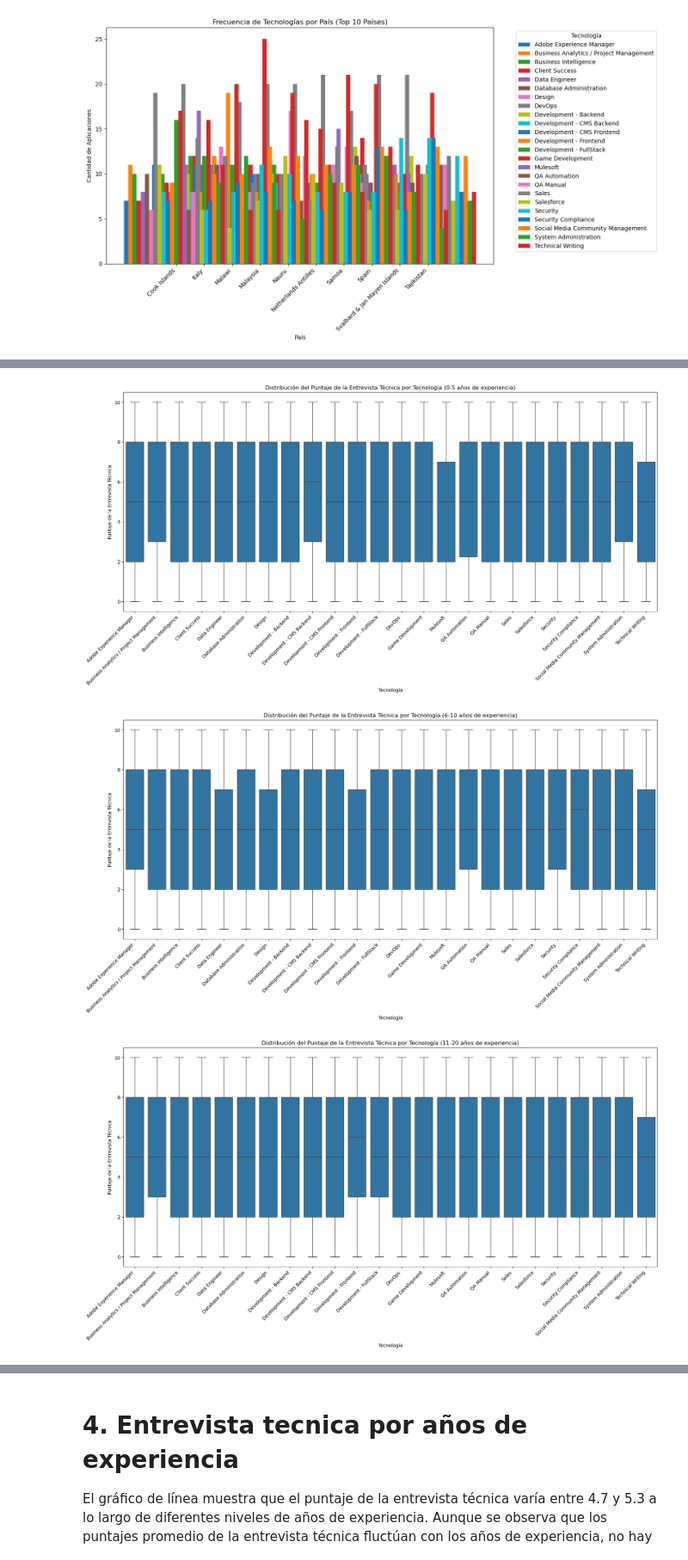
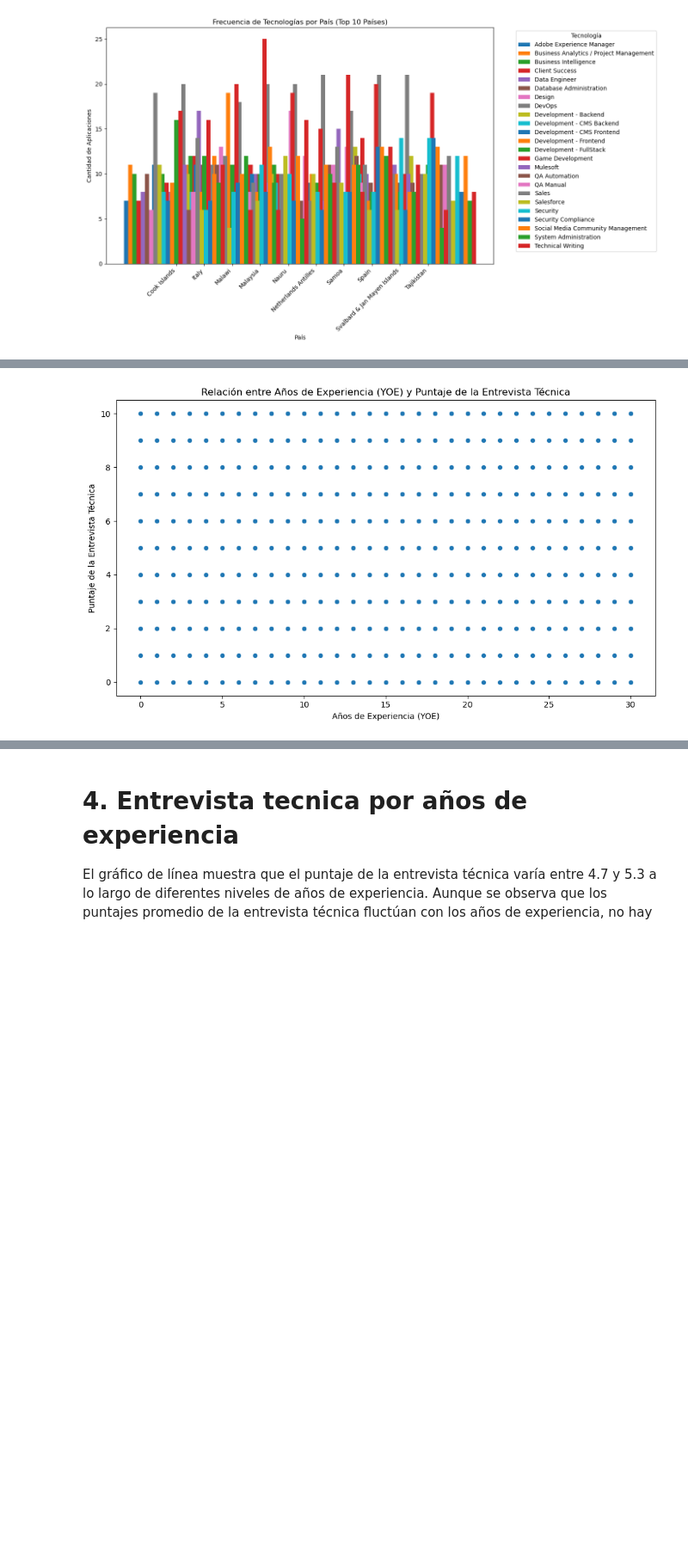
Before and after one commit to BayHarborBtchr/Data_engineer_workshop, a Jupyter notebook: notebook/workbook.ipynb, the cells around one changed output, grey strips where cells are left out. Shown at 86% size. Drawn from its saved outputs; the diff is of its cells as text; code cells hidden in the pictures; blank space fills up the shorter version.

Commit message:
Actualizando notebook con nuevas versiones y cambios

```diff
--- a/notebook/workbook.ipynb
+++ b/notebook/workbook.ipynb
@@ -286,33 +283,34 @@ plt.show()
 # %%
 import pandas as pd
 import matplotlib.pyplot as plt
 import seaborn as sns
 from sqlalchemy import create_engine
 
-# Definir los rangos de años de experiencia
-experience_ranges = [(0, 5), (6, 10), (11, 20), (21, 30)]
+# Realizar la consulta SQL para obtener los datos necesarios
+query = """
+SELECT yoe, technical_interview_score
+FROM candidates
+WHERE technical_interview_score IS NOT NULL;
+"""
 
-# Crear un gráfico por cada rango de años de experiencia
-for exp_range in experience_ranges:
-    # Filtrar los datos por el rango de años de experiencia actual
-    df_filtered = df_tech_score[df_tech_score['yoe'].between(exp_range[0], exp_range[1])]
+# Ejecutar la consulta y cargar los resultados en un DataFrame
+df_tech_score = pd.read_sql(query, engine)
 
-    # Crear un Box Plot para el rango actual
-    plt.figure(figsize=(18, 10))  # Aumenta el tamaño de la figura
-    sns.boxplot(x='technology', y='technical_interview_score', data=df_filtered)
+# Verificar si df_tech_score tiene las columnas 'yoe' y 'technical_interview_score'
+if 'yoe' in df_tech_score.columns and 'technical_interview_score' in df_tech_score.columns:
+    # Crear un gráfico de dispersión
+    plt.figure(figsize=(10, 6))
+    sns.scatterplot(x='yoe', y='technical_interview_score', data=df_tech_score)
 
     # Añadir títulos y etiquetas
-    plt.title(f'Distribución del Puntaje de la Entrevista Técnica por Tecnología ({exp_range[0]}-{exp_range[1]} años de experiencia)')
-    plt.xlabel('Tecnología')
+    plt.title('Relación entre Años de Experiencia (YOE) y Puntaje de la Entrevista Técnica')
+    plt.xlabel('Años de Experiencia (YOE)')
     plt.ylabel('Puntaje de la Entrevista Técnica')
-    plt.xticks(rotation=45, ha='right')  # Rotación de 45 grados y alineación a la derecha
-
-    # Ajustar el diseño para que todo quepa bien
-    plt.tight_layout(pad=3.0)  # Aumenta el relleno entre los elementos
 
     # Mostrar la gráfica
+    plt.tight_layout()
     plt.show()
+else:
+    print("Las columnas 'yoe' o 'technical_interview_score' no están presentes en el DataFrame.")
 # %% [output]
-[figure, old version]
+[figure, new version]
-[figure, removed]
-[figure, removed]
```
Also changed, not shown: parts of 5 cells of this notebook.
